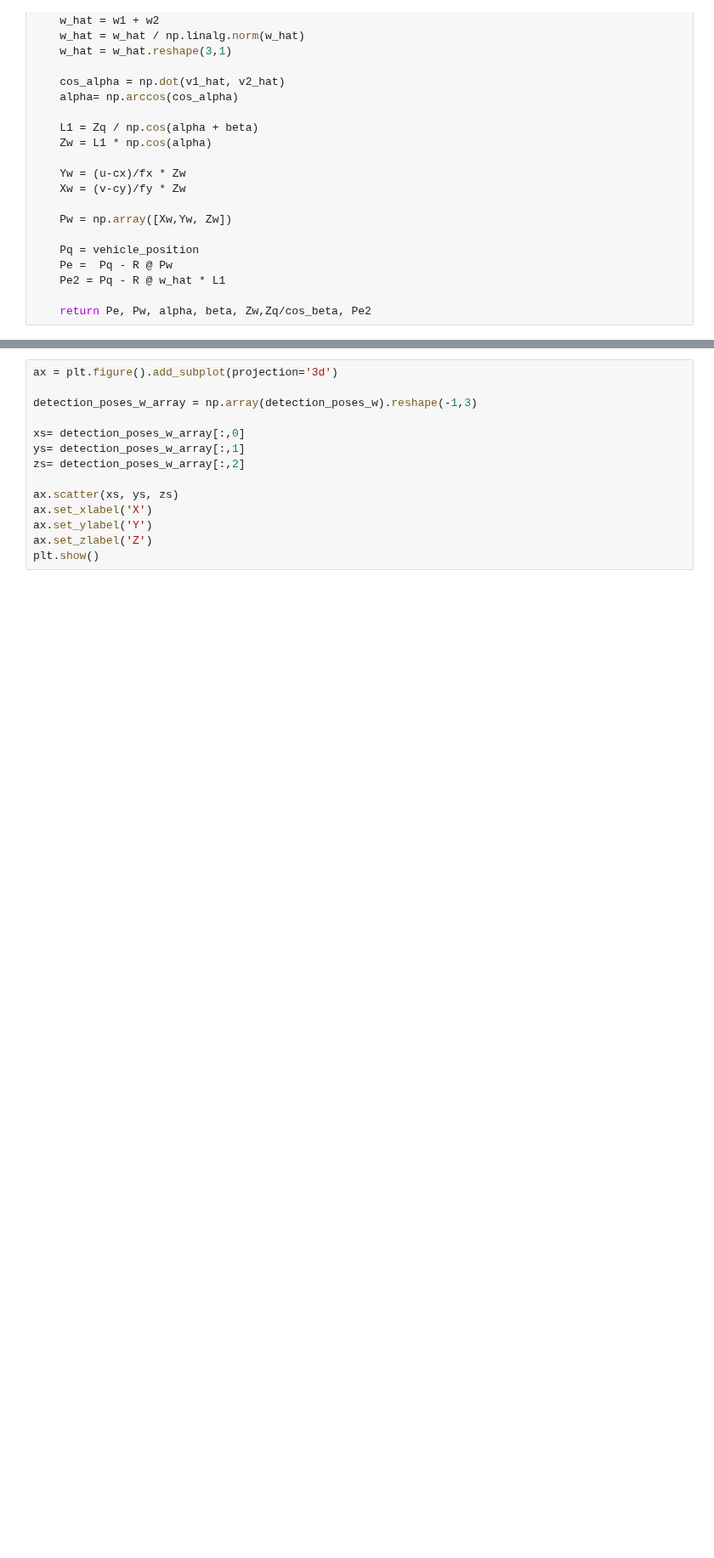
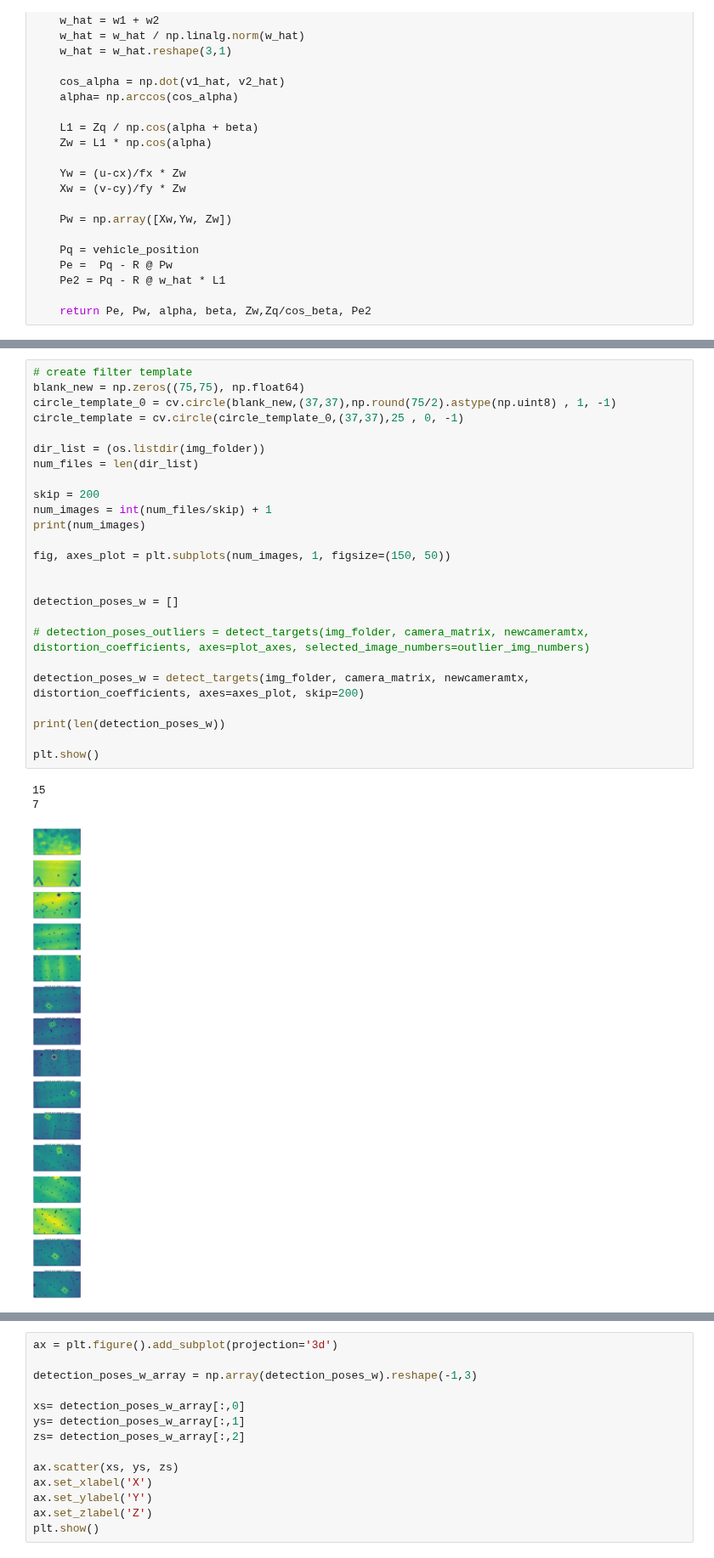
Before and after one commit to jclundy/aer1217_labs, a Jupyter notebook: lab3/lab3-joseph.ipynb, the cells around one changed output, grey strips where cells are left out. Shown at 85% size. Drawn from its saved outputs; the diff is of its cells as text; blank space fills up the shorter version.

```diff
--- a/lab3/lab3-joseph.ipynb
+++ b/lab3/lab3-joseph.ipynb
@@ -194,2 +187,31 @@ plt.show()
+# %%
+# create filter template
+blank_new = np.zeros((75,75), np.float64)
+circle_template_0 = cv.circle(blank_new,(37,37),np.round(75/2).astype(np.uint8) , 1, -1)
+circle_template = cv.circle(circle_template_0,(37,37),25 , 0, -1)
+
+dir_list = (os.listdir(img_folder))
+num_files = len(dir_list)
+
+skip = 200
+num_images = int(num_files/skip) + 1
+print(num_images)
+
+fig, axes_plot = plt.subplots(num_images, 1, figsize=(150, 50))
+
+
+detection_poses_w = []
+
+# detection_poses_outliers = detect_targets(img_folder, camera_matrix, newcameramtx, distortion_coefficients, axes=plot_axes, selected_image_numbers=outlier_img_numbers)
+
+detection_poses_w = detect_targets(img_folder, camera_matrix, newcameramtx, distortion_coefficients, axes=axes_plot, skip=200)
+
+print(len(detection_poses_w))
+
+plt.show()
+# %% [output]
+15
+7
+[figure, added]
 # %%
 # create filter template
```
Also changed, not shown: parts of 20 cells of this notebook.
